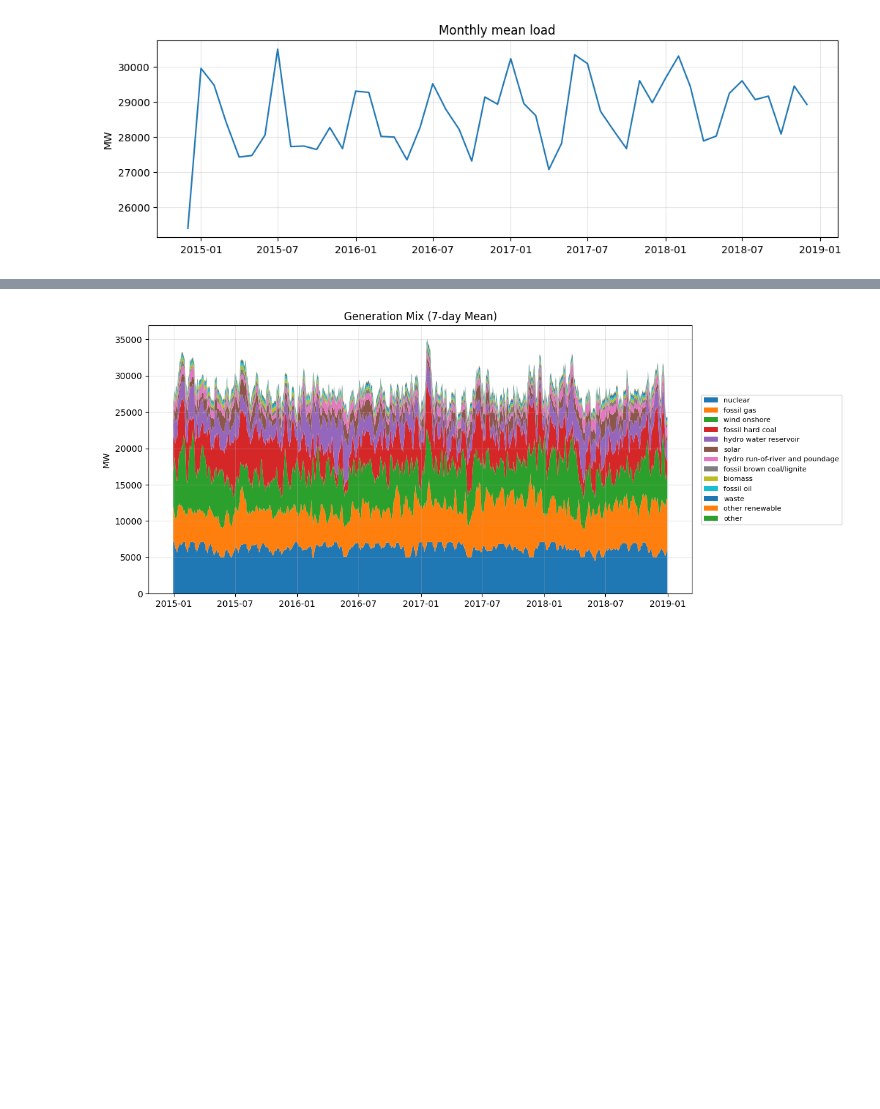
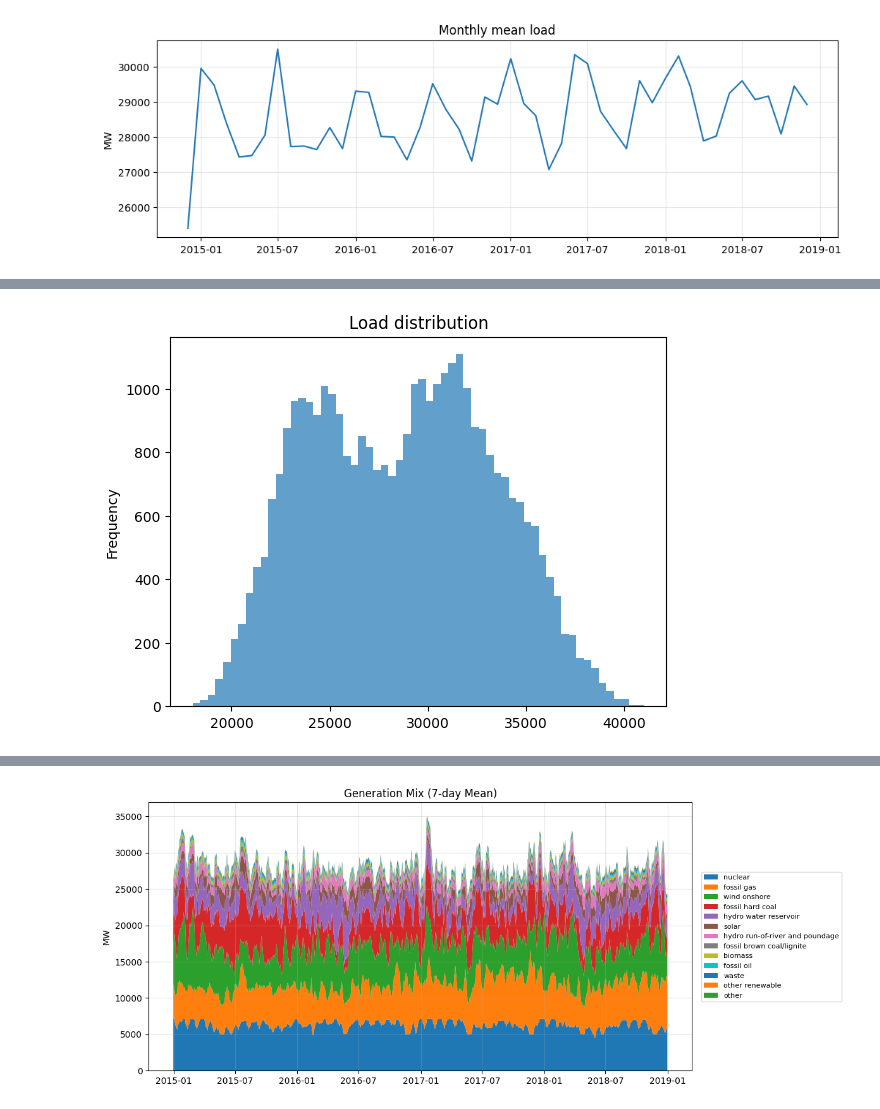
Before and after one commit to Jackson00Han/Energy_Market_Forecasting, a Jupyter notebook: hourly_energy_demand_forecasting.ipynb, the cells around one changed output, grey strips where cells are left out. Cells and saved outputs as stored; diff of their text form; code cells hidden in the pictures; blank space fills up the shorter version.

```diff
--- a/hourly_energy_demand_forecasting.ipynb
+++ b/hourly_energy_demand_forecasting.ipynb
@@ -398,0 +592,6 @@ plt.show()
+# %%
+# load distribution
+yL = energy_data["total load actual"]
+yL.plot(kind="hist", bins=60, alpha=.7, title="Load distribution"); plt.show()
+# %% [output]
+[figure, added]
```
Also changed, not shown: parts of 45 cells of this notebook, 1 other file.
